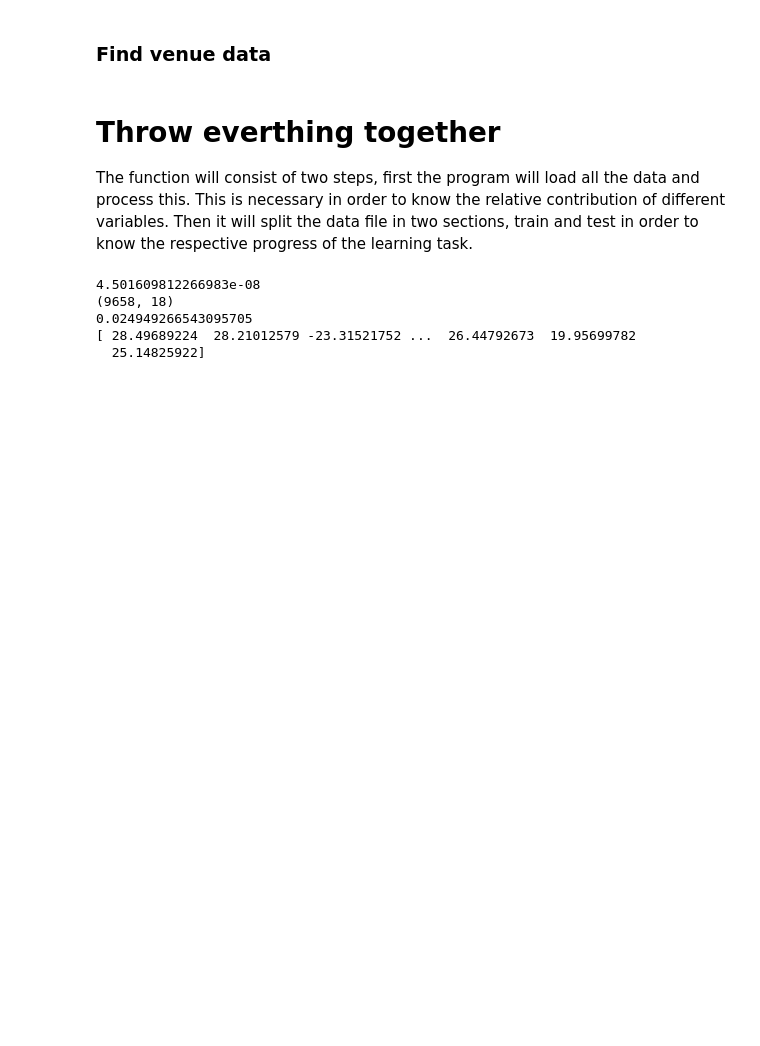
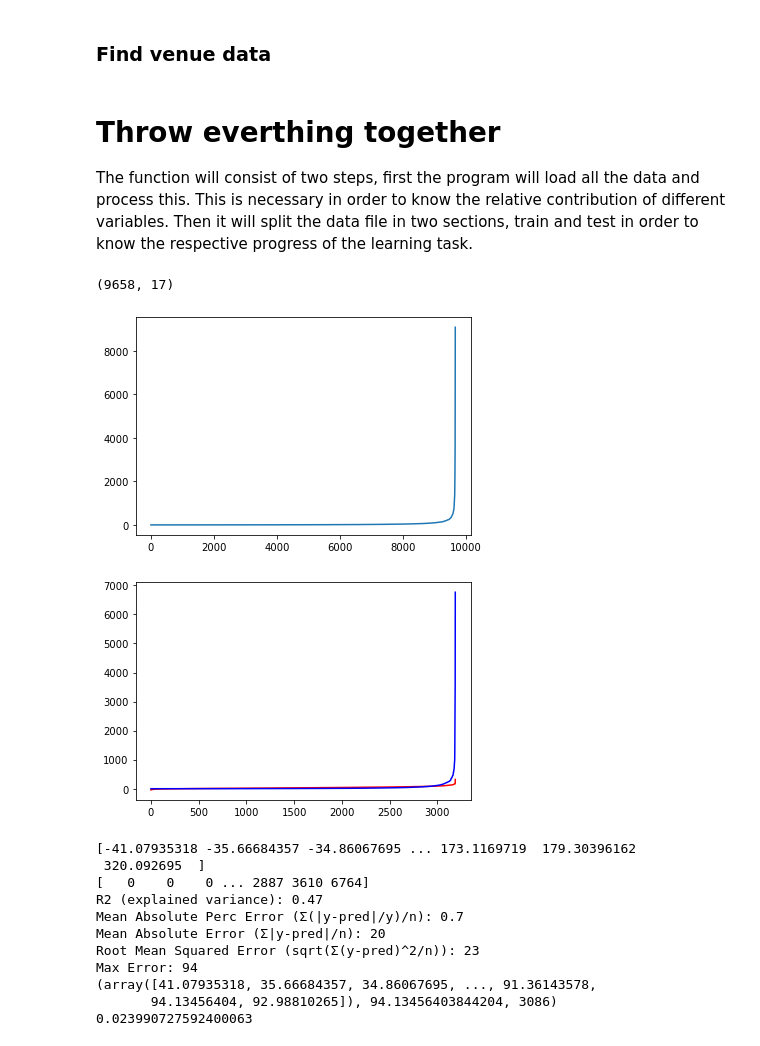
Before and after one commit to T-Vos/machineLearning-Assingment, a Jupyter notebook: 20211207_MachineLearningModel.ipynb, the cells around one changed output. Drawn from its saved outputs; the diff is of its cells as text; code cells hidden in the pictures; blank space fills up the shorter version.

```diff
--- a/20211207_MachineLearningModel.ipynb
+++ b/20211207_MachineLearningModel.ipynb
@@ -172,6 +172,20 @@ def evaluate(gold_path, pred_path):
     y_true = np.array([ gold[key] for key in gold ])
     y_pred = np.array([ pred[key] for key in gold ])
     return score(y_true, y_pred)
+# %%
+import matplotlib.pyplot as plt
+def plotY(Y):
+    Y = np.array(Y)
+    Y = np.sort(Y)
+    plt.plot(Y)
+    return plt.show()
+# %%
+import matplotlib.pyplot as plt
+def plotY2(Ypred,Yreal):
+    length = len(Ypred)
+    plt.plot(Ypred,'r')
+    plt.plot(Yreal,'b')
+    return plt.show()
 # %%
 from sklearn.model_selection import train_test_split
 from sklearn.model_selection import cross_val_score
@@ -180,10 +194,11 @@ import numpy as np
 from sklearn.linear_model import SGDRegressor
 from sklearn.pipeline import make_pipeline
 from sklearn.preprocessing import StandardScaler
-from sklearn import linear_model
+from sklearn.svm import SVR
 from sklearn.ensemble import RandomForestRegressor
 from sklearn.datasets import make_regression
-import scipy
+import matplotlib.pyplot as plt
+from sklearn import linear_model
 
 def model():
 
@@ -197,7 +212,7 @@ def model():
     # coeff, p = scipy.stats.pearsonr(data["title_len"].values, data["citations"].values)
     # print(p)
 
-    data = get_venue(data)
+    # data = get_venue(data)
     data = get_FieldsOfStudyLen(data)
     data = get_TopicsLen(data)
     data = get_AuthorsLen(data)
@@ -207,41 +222,61 @@ def model():
 
     X = data.drop(["citations", "year", "doi", "title", "abstract", "authors", "topics","fields_of_study", "venue"], axis=1).values
     y = data["citations"].values
+    plotY(y)
+
     X_train, X_val, y_train, y_val = train_test_split(X, y, test_size=0.33, random_state=2021)
-    model = make_pipeline(StandardScaler(), SGDRegressor(max_iter=10000, tol=1e-3))
+    # model = make_pipeline(StandardScaler(), SGDRegressor(max_iter=10000, tol=1e-3))
     # model = make_pipeline(StandardScaler(), linear_model.Ridge(alpha=1.1))
-    # model = make_pipeline(StandardScaler(), linear_model.Lasso(alpha=1.1))
+    model = make_pipeline(StandardScaler(), linear_model.Lasso(alpha=1.1))
     # model = make_pipeline(StandardScaler(), RandomForestRegressor(max_depth=2, random_state=0))
+    # model = make_pipeline(StandardScaler(), SVR(C=1.0, epsilon=0.2,degree=2))
 
     model.fit(X_train, y_train)
     score = model.score(X_val, y_val)
     predictions = model.predict(X_val)
 
+    Ypred = np.array(predictions)
+    Ypred = np.sort(predictions)
+    Yreal = np.array(y_val)
+    Yreal = np.sort(y_val)
+    plotY2(Ypred, Yreal)
+
+    print(Ypred)
+    print(Yreal)
+    print(eval(Ypred[:-100], Yreal[:-100]))
     print(score)
-    print(predictions)
     # print(score(y_val, predictions))
     # print(model.score(X_val, y_val))
     return
     # huber = HuberRegressor().fit(X_train, y_train)
     # print(huber.score(X_val, y_val))
 
     # linear = LinearRegression()
     # linear.fit(X_train, y_train)
     # print(linear.score(X_val,y_val))
 
     # return model
     # return model.score(X_val, y_val)
     # return predictions
     # return model.fit(X_train, y_train).score(X_val, y_val)
 
     # return cross_val_score(model, X, y, cv=10)
     # cross_val_score(model, X, y, cv=10)
     # return cross_val_score(model, X, y, cv=10)
 
 model()
 # %% [output]
-4.501609812266983e-08
-(9658, 18)
-0.024949266543095705
-[ 28.49689224  28.21012579 -23.31521752 ...  26.44792673  19.95699782
-  25.14825922]
+(9658, 17)
+[figure, added]
+[figure, added]
+[-41.07935318 -35.66684357 -34.86067695 ... 173.1169719  179.30396162
+ 320.092695  ]
+[   0    0    0 ... 2887 3610 6764]
+R2 (explained variance): 0.47
+Mean Absolute Perc Error (Σ(|y-pred|/y)/n): 0.7
+Mean Absolute Error (Σ|y-pred|/n): 20
+Root Mean Squared Error (sqrt(Σ(y-pred)^2/n)): 23
+Max Error: 94
+(array([41.07935318, 35.66684357, 34.86067695, ..., 91.36143578,
+       94.13456404, 92.98810265]), 94.13456403844204, 3086)
+0.023990727592400063
```
Also changed, not shown: parts of 1 cell of this notebook, 2 other files.
